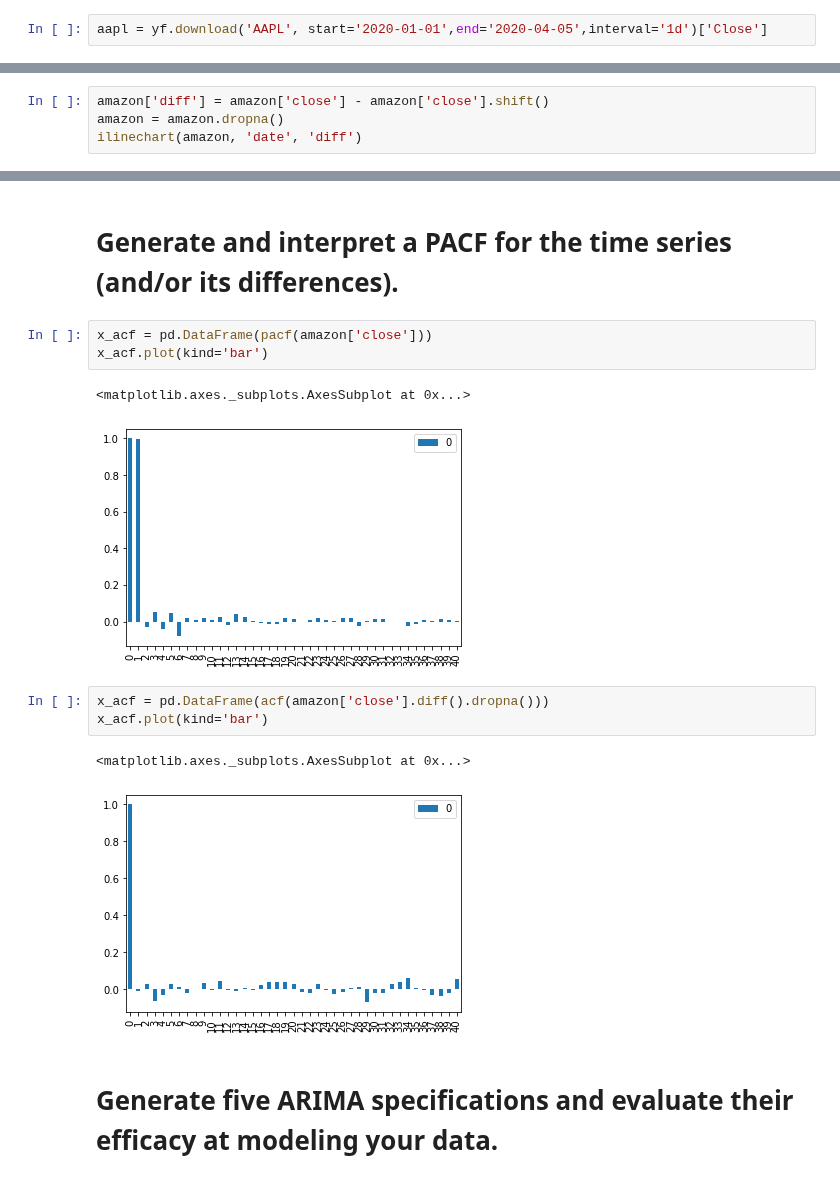
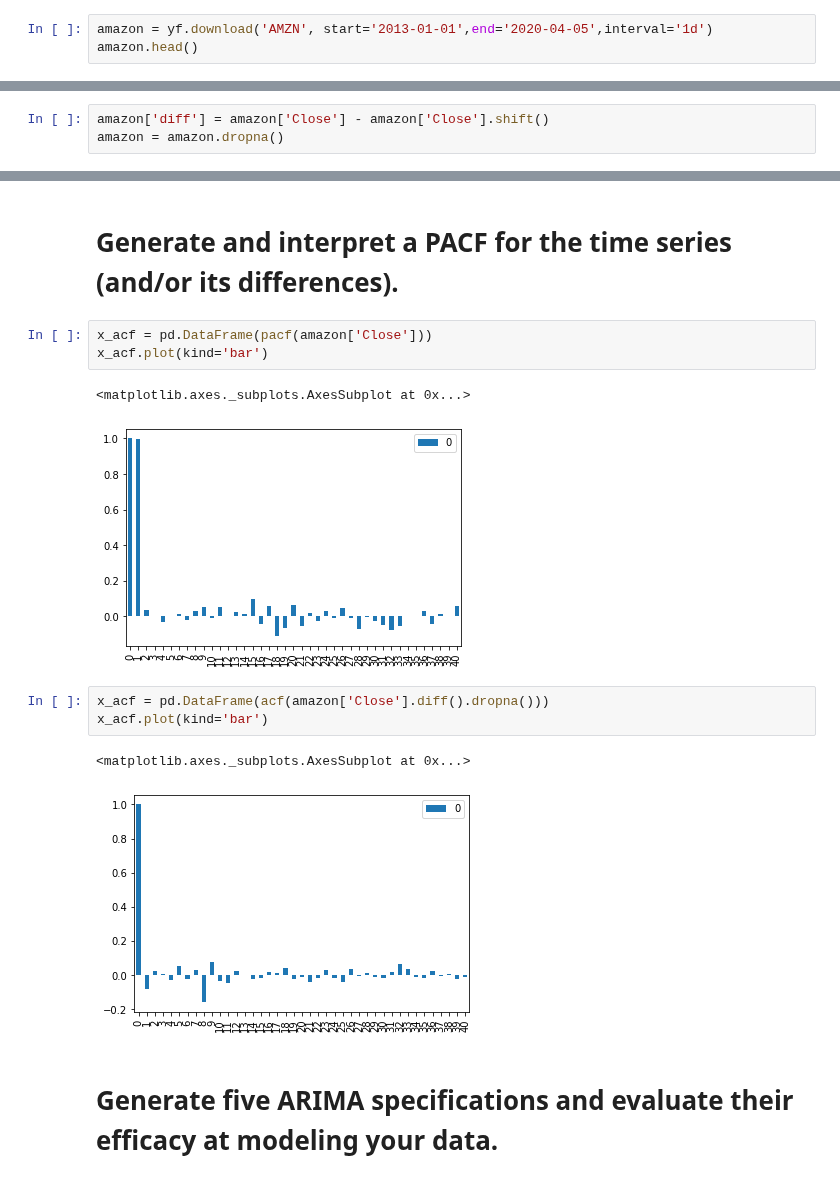
Before and after one commit to ssmcnatt/assignments, a Jupyter notebook: time-series-challenge.ipynb, the cells around one changed output, grey strips where cells are left out. Saved outputs shown, nothing was run; the diff lists cells and outputs as text.

```diff
--- a/time-series-challenge.ipynb
+++ b/time-series-challenge.ipynb
@@ -53,4 +33,5 @@ amazon.head()
 # %%
-aapl = yf.download('AAPL', start='2020-01-01',end='2020-04-05',interval='1d')['Close']
+amazon = yf.download('AMZN', start='2013-01-01',end='2020-04-05',interval='1d')
+amazon.head()
 # %% [output]
 [*********************100%***********************]  1 of 1 completed
@@ -73,6 +45,5 @@ Name: Close, Length: 65, dtype: float64
 # %% [markdown]
 # Plot the time series, along with any logical or necessary differences to get a stationary dataset.
 # %%
-amazon['diff'] = amazon['close'] - amazon['close'].shift()
+amazon['diff'] = amazon['Close'] - amazon['Close'].shift()
 amazon = amazon.dropna()
-ilinechart(amazon, 'date', 'diff')
@@ -82,17 +50,17 @@ ilinechart(amazon, 'date', 'diff')
 # %% [markdown]
 # Generate and interpret a PACF for the time series (and/or its differences).
 # %%
-x_acf = pd.DataFrame(pacf(amazon['close']))
+x_acf = pd.DataFrame(pacf(amazon['Close']))
 x_acf.plot(kind='bar')
 # %% [output]
 <matplotlib.axes._subplots.AxesSubplot at 0x...>
-[figure, old version]
+[figure, new version]
 # %%
-x_acf = pd.DataFrame(acf(amazon['close'].diff().dropna()))
+x_acf = pd.DataFrame(acf(amazon['Close'].diff().dropna()))
 x_acf.plot(kind='bar')
 # %% [output]
 <matplotlib.axes._subplots.AxesSubplot at 0x...>
-[figure, old version]
+[figure, new version]
 # %% [markdown]
 # Generate five ARIMA specifications and evaluate their efficacy at modeling your data.
 # %%
```
Also changed, not shown: parts of 18 cells of this notebook, 1 other file.
